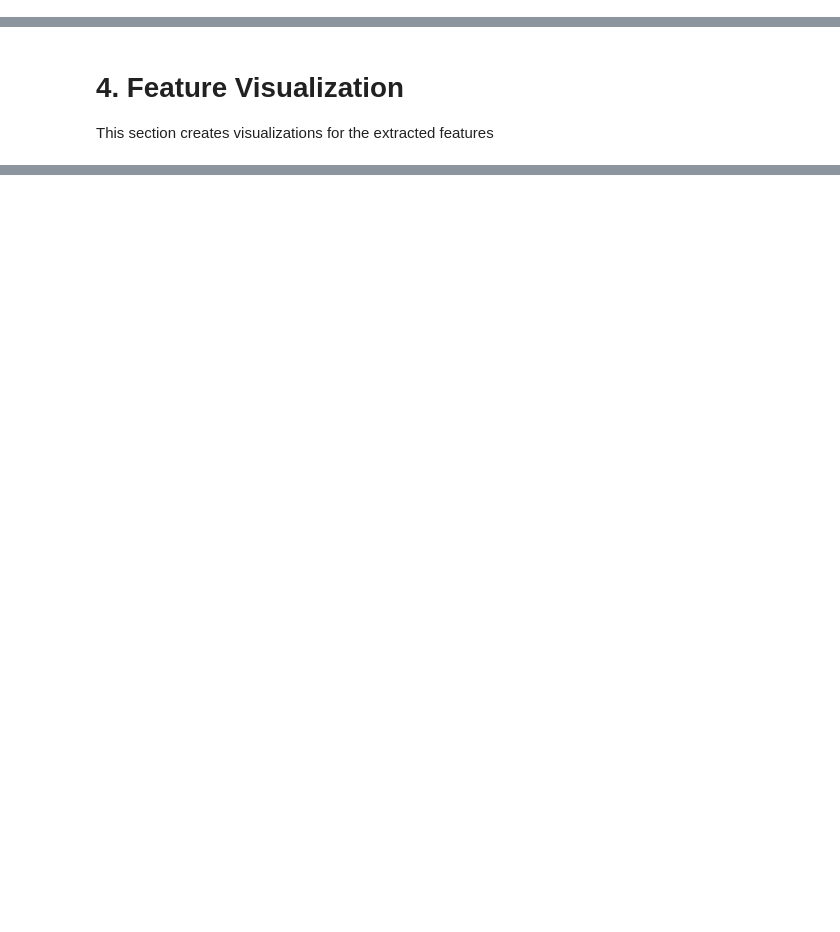
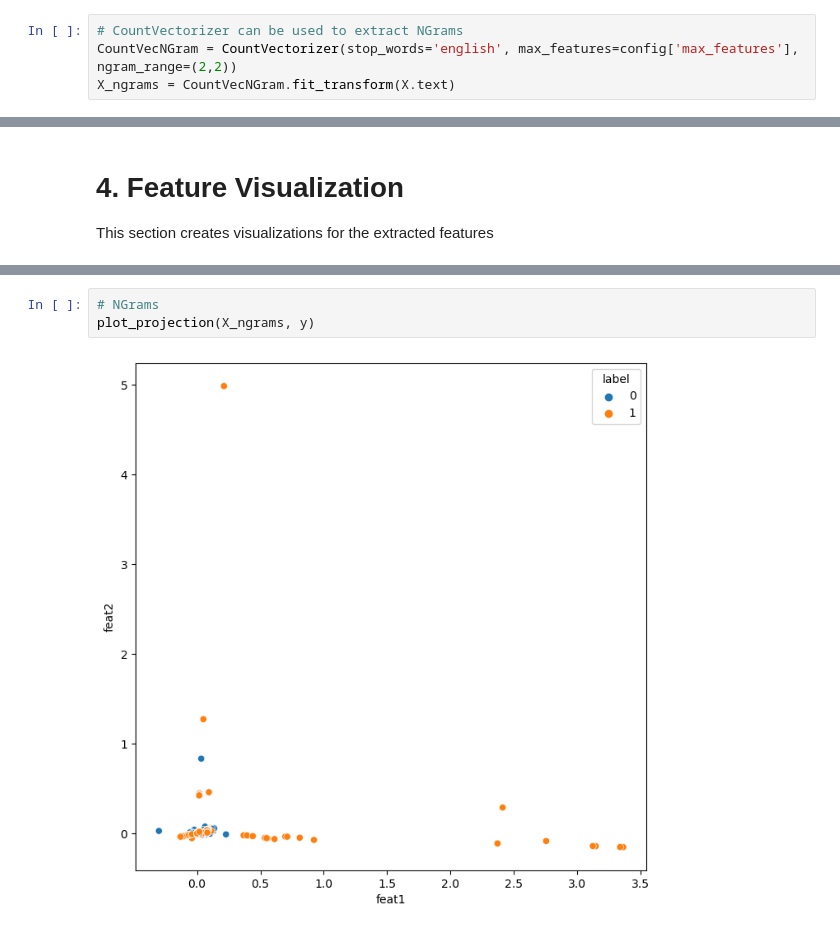
Before and after one commit to mcachosoblechero/Classic-ML-Datasets, a Jupyter notebook: NLP/exploration/1_exploratory_data_analysis.ipynb, the cells around one changed output, grey strips where cells are left out. Saved outputs shown, nothing was run; the diff lists cells and outputs as text; blank space fills up the shorter version.

```diff
--- a/NLP/exploration/1_exploratory_data_analysis.ipynb
+++ b/NLP/exploration/1_exploratory_data_analysis.ipynb
@@ -217,3 +218,7 @@ X = pd.DataFrame(X.tolist(), columns=vocab)
 # CountVectorizer can be used to perform this action in normal text
 CountVec = CountVectorizer(stop_words='english', max_features=config['max_features'])
 X_bow = CountVec.fit_transform(X.text)
+# %%
+# CountVectorizer can be used to extract NGrams
+CountVecNGram = CountVectorizer(stop_words='english', max_features=config['max_features'], ngram_range=(2,2))
+X_ngrams = CountVecNGram.fit_transform(X.text)
@@ -230,0 +251,5 @@ proj.fit_transform(X_train)
+# %%
+# NGrams
+plot_projection(X_ngrams, y)
+# %% [output]
+[figure, added]
```
Also changed, not shown: parts of 6 cells of this notebook.
